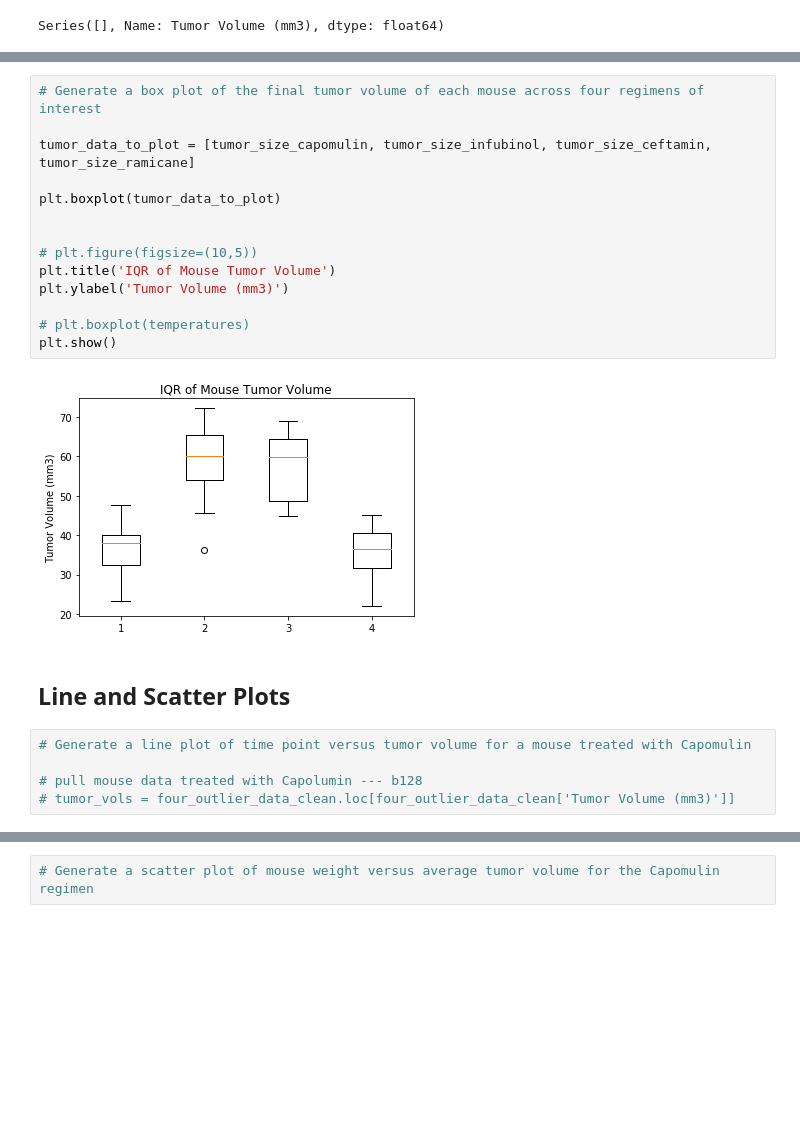
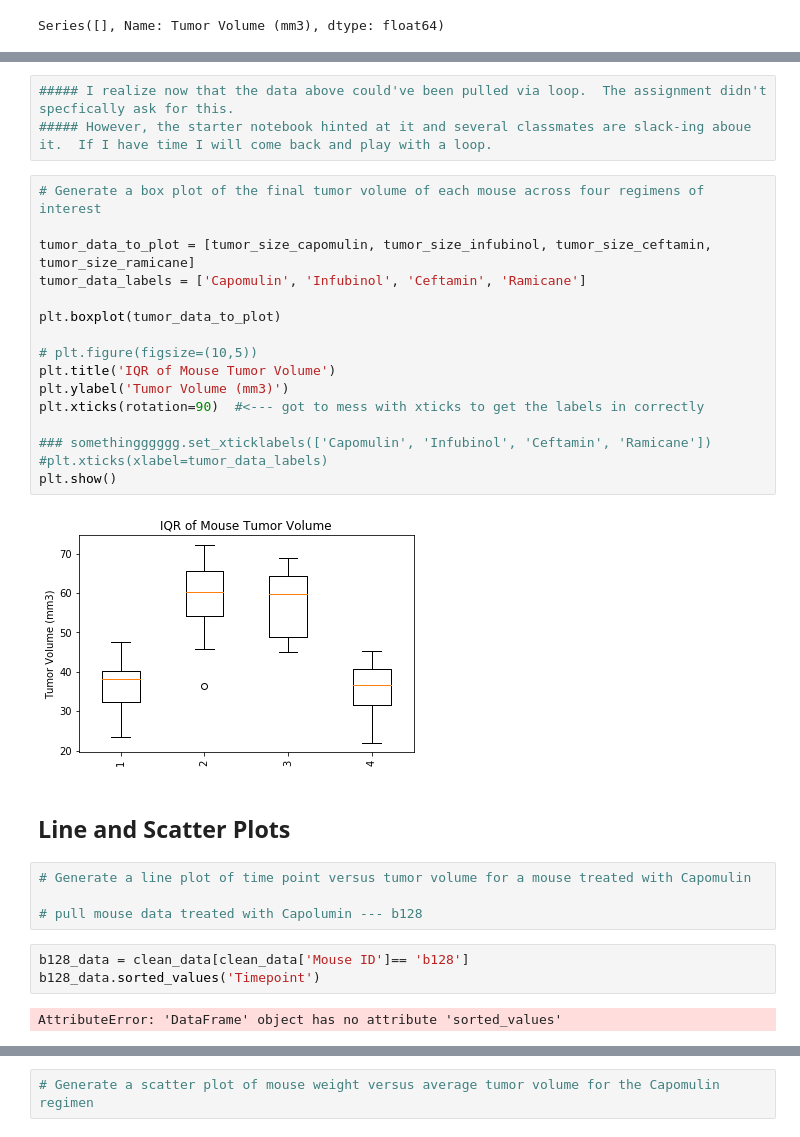
Before and after one commit to pasco27/matplotlib_homework, a Jupyter notebook: pymaceuticals_pascarella1.ipynb, the cells around one changed output, grey strips where cells are left out. Saved outputs shown, nothing was run; the diff lists cells and outputs as text; blank space fills up the shorter version.

Commit message:
started line and scatter

```diff
--- a/pymaceuticals_pascarella1.ipynb
+++ b/pymaceuticals_pascarella1.ipynb
@@ -516,23 +503,32 @@ plt.show()
+# %%
+##### I realize now that the data above could've been pulled via loop.  The assignment didn't specfically ask for this.
+##### However, the starter notebook hinted at it and several classmates are slack-ing aboue it.  If I have time I will come back and play with a loop.
 # %%
 # Generate a box plot of the final tumor volume of each mouse across four regimens of interest
 
 tumor_data_to_plot = [tumor_size_capomulin, tumor_size_infubinol, tumor_size_ceftamin, tumor_size_ramicane]
+tumor_data_labels = ['Capomulin', 'Infubinol', 'Ceftamin', 'Ramicane']
 
 plt.boxplot(tumor_data_to_plot)
-
 
 # plt.figure(figsize=(10,5))
 plt.title('IQR of Mouse Tumor Volume')
 plt.ylabel('Tumor Volume (mm3)')
+plt.xticks(rotation=90)  #<--- got to mess with xticks to get the labels in correctly
 
-# plt.boxplot(temperatures)
+### somethingggggg.set_xticklabels(['Capomulin', 'Infubinol', 'Ceftamin', 'Ramicane'])
+#plt.xticks(xlabel=tumor_data_labels)
 plt.show()
 # %% [output]
-[figure, old version]
+[figure, new version]
 # %% [markdown]
 ## Line and Scatter Plots
 # %%
 # Generate a line plot of time point versus tumor volume for a mouse treated with Capomulin
 
 # pull mouse data treated with Capolumin --- b128
-# tumor_vols = four_outlier_data_clean.loc[four_outlier_data_clean['Tumor Volume (mm3)']]
+# %%
+b128_data = clean_data[clean_data['Mouse ID']== 'b128']
+b128_data.sorted_values('Timepoint')
+# %% [output]
+AttributeError: 'DataFrame' object has no attribute 'sorted_values'
```
Also changed, not shown: parts of 5 cells of this notebook.
